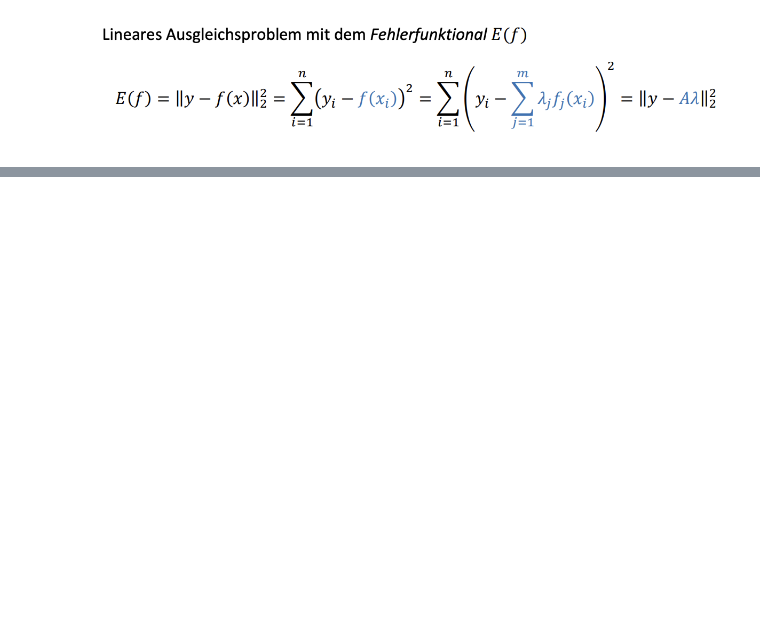
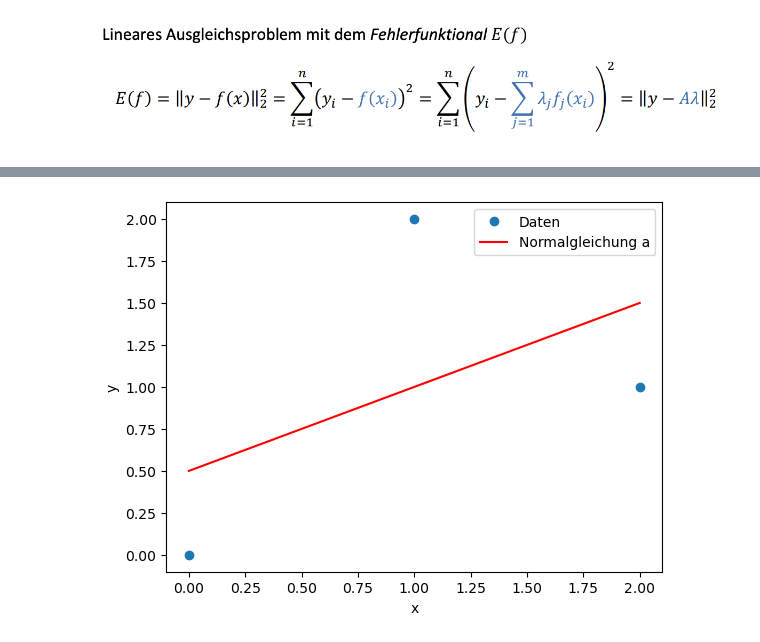
Before and after one commit to boostvolt/zhaw-higher-mathematics-2, a Jupyter notebook: Scripts/2 Ausgleichsrechnung/2 Lineare Ausgleichsprobleme/1 Fehlerfunktionale.ipynb, the cells around one changed output, grey strips where cells are left out. Cells and saved outputs as stored; diff of their text form; code cells hidden in the pictures; blank space fills up the shorter version.

Commit message:
Add Fehlerfunktionale

```diff
--- a/Scripts/2 Ausgleichsrechnung/2 Lineare Ausgleichsprobleme/1 Fehlerfunktionale.ipynb
+++ b/Scripts/2 Ausgleichsrechnung/2 Lineare Ausgleichsprobleme/1 Fehlerfunktionale.ipynb
@@ -4,0 +3,83 @@
+# %%
+import numpy as np
+import scipy.linalg as sc
+import matplotlib.pyplot as plt
+import sympy as sp
+from IPython.display import display, Latex
+
+'''INPUT'''
+x_sym = sp.symbols('x')
+x = np.array([0, 1, 2])
+y = np.array([0, 2, 1])
+funcs = np.array([x_sym ** 1, x_sym ** 0])
+'''INPUT'''
+
+def create_funcs_matrix(x, funcs, x_sym):
+    n = len(x)
+    m = len(funcs)
+    A = np.zeros((n, m))
+    for i in range(n):
+        for j in range(m):
+            A[i][j] = funcs[j].subs([(x_sym, x[i])])
+    return A
+
+def get_fx(lambdas, funcs, x):
+    f = 0
+    for lam, func in zip(lambdas, funcs):
+        f += lam * func
+    return sp.lambdify(x, f)
+
+def normalgleichung(A, y):
+    return np.linalg.solve(A.T @ A, A.T @ y)
+
+def fehlerfunktionale(A, y, lambdas):
+    Ef = np.linalg.norm(y - A @ lambdas, 2) ** 2
+    print(f"E(f)\t\t= {Ef}")
+
+def display_with_latex():
+    # Basisfunktionen ausgeben
+    basisfunktionen_str = ', '.join([sp.latex(func) for func in funcs])
+    display(Latex(f"Basisfunktionen: $[{basisfunktionen_str}]$"))
+
+    # Matrix A ausgeben
+    A = create_funcs_matrix(x, funcs, x_sym)
+    A_str = sp.latex(sp.Matrix(A))
+    display(Latex(f"Matrix $A$: $${A_str}$$"))
+
+    # Vektor y ausgeben
+    y_str = sp.latex(sp.Matrix(y))
+    display(Latex(f"Vektor $y$: $${y_str}$$"))
+
+    # Berechnung von A^T*A und A^T*y
+    ATA = A.T @ A
+    ATy = A.T @ y
+    ATA_str = sp.latex(sp.Matrix(ATA))
+    ATy_str = sp.latex(sp.Matrix(ATy))
+
+    # Ausgabe von A^T*A und A^T*y
+    display(Latex(f"Matrix $A^T \cdot A$: $${ATA_str}$$"))
+    display(Latex(f"Matrix $A^T \cdot y$: $${ATy_str}$$"))
+
+if __name__ == "__main__":
+    np.set_printoptions(suppress=True)
+    display_with_latex()  # Anzeige der Basisfunktionen, Matrix A und Vektor y mit Latex
+
+    A = create_funcs_matrix(x, funcs, x_sym)
+    lambdas = normalgleichung(A, y)
+    f = get_fx(lambdas, funcs, x_sym)
+    y_pred = f(x)
+
+    # Normalgleichung
+    print(f"Normalgleichung: \t {lambdas} \n")
+
+    # Fehlerfunktionale
+    fehlerfunktionale(A, y_pred, lambdas)
+
+    # Plot
+    plt.plot(x, y, 'o', label='Daten')
+    plt.plot(x, y_pred, '-r', label='Normalgleichung a')
+    plt.xlabel('x')
+    plt.ylabel('y')
+    plt.legend()
+    plt.show()
+# %% [output]
@@ -4,0 +94 @@
+[figure, added]
```
Also changed, not shown: parts of 2 cells of this notebook.
